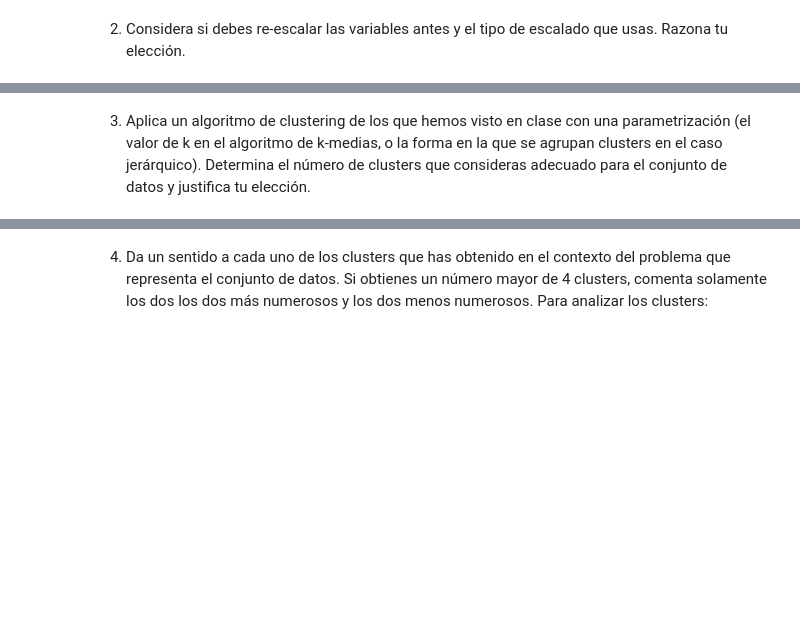
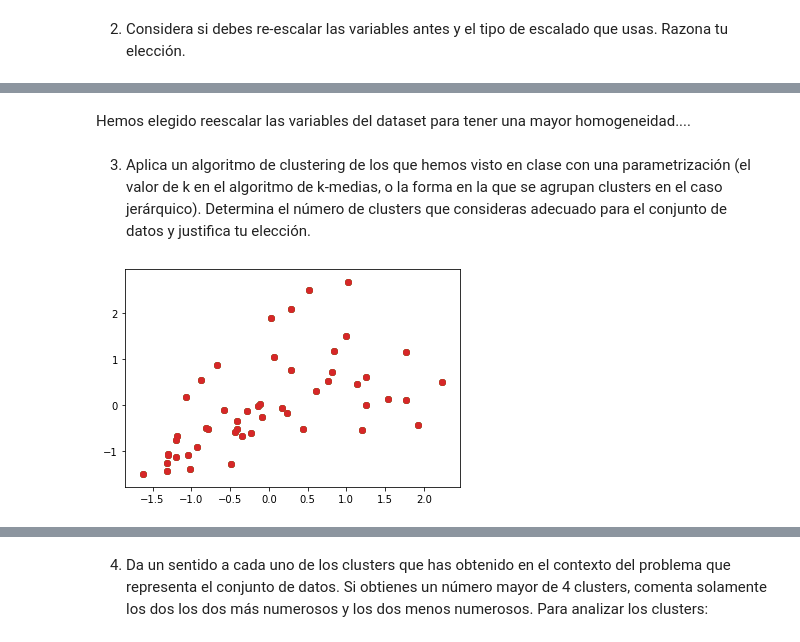
Before and after one commit to diegoambite/IA2, a Jupyter notebook: Práctica 1 IA2.ipynb, the cells around one changed output, grey strips where cells are left out. Saved outputs shown, nothing was run; the diff lists cells and outputs as text; code cells hidden in the pictures; blank space fills up the shorter version.

```diff
--- a/Práctica 1 IA2.ipynb
+++ b/Práctica 1 IA2.ipynb
@@ -17,3 +18,3 @@ from matplotlib.colors import ListedColormap
 # %%
- data = pd.read_csv('USArrests.csv')
+ data_crimes = pd.read_csv('USArrests.csv', index_col = 0)
 # %%
@@ -26,2 +74,8 @@ df
 # %% [markdown]
 2. Considera si debes re‐escalar las variables antes y el tipo de escalado que usas. Razona tu elección.
+# %%
+#standardize the data to normal distribution
+
+data_crimes_standardized = preprocessing.scale(data_crimes)
+print(data_crimes_standardized)
+data_crimes_standardized = pd.DataFrame(data_crimes_standardized)
@@ -28,3 +100,10 @@ df
+# %% [markdown]
+Hemos elegido reescalar las variables del dataset para tener una mayor homogeneidad....
 # %% [markdown]
 3. Aplica un algoritmo de clustering de los que hemos visto en clase con una parametrización (el valor de k en el algoritmo de k‐medias, o la forma en la que se agrupan clusters en el caso jerárquico).
 Determina el número de clusters que consideras adecuado para el conjunto de datos y justifica tu elección.
+# %%
+for plot in data_crimes_standardized:
+    plt.scatter(data_crimes_standardized[0], data_crimes_standardized[3])
+# %% [output]
+[figure, added]
```
Also changed, not shown: parts of 18 cells of this notebook.
